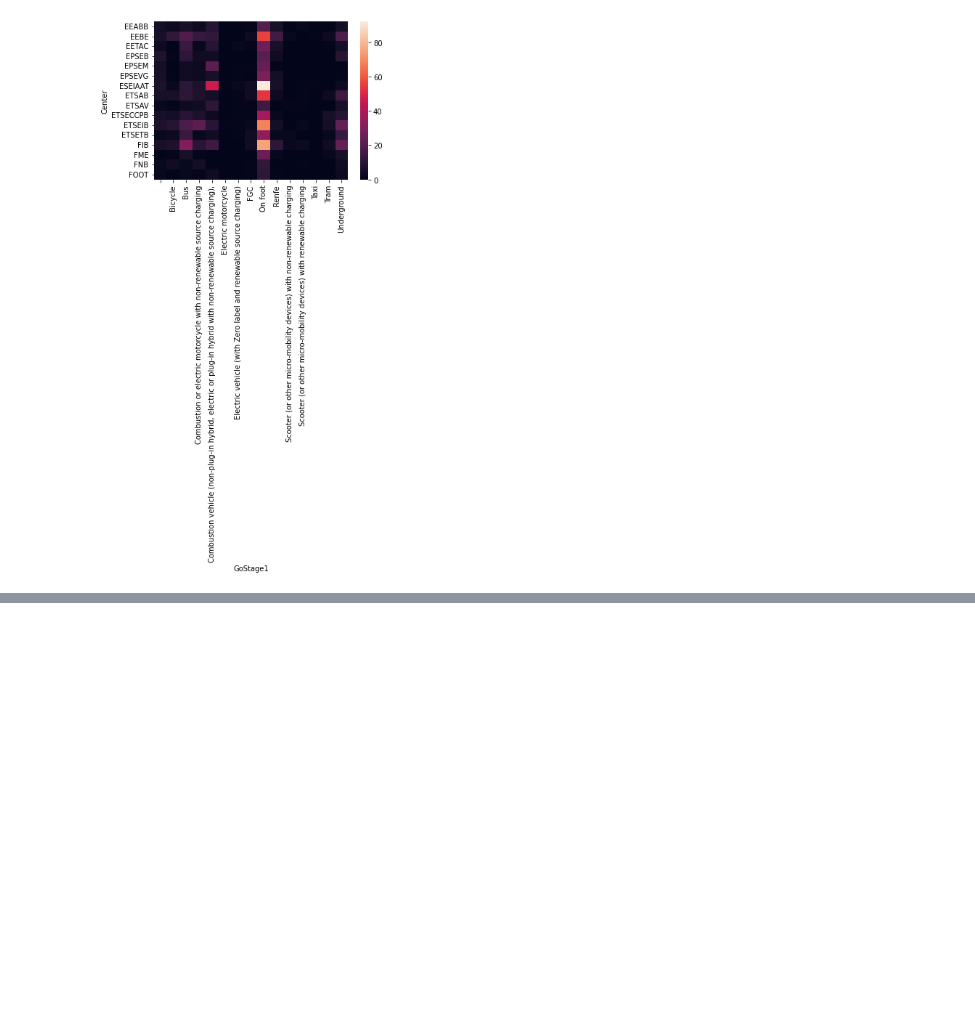
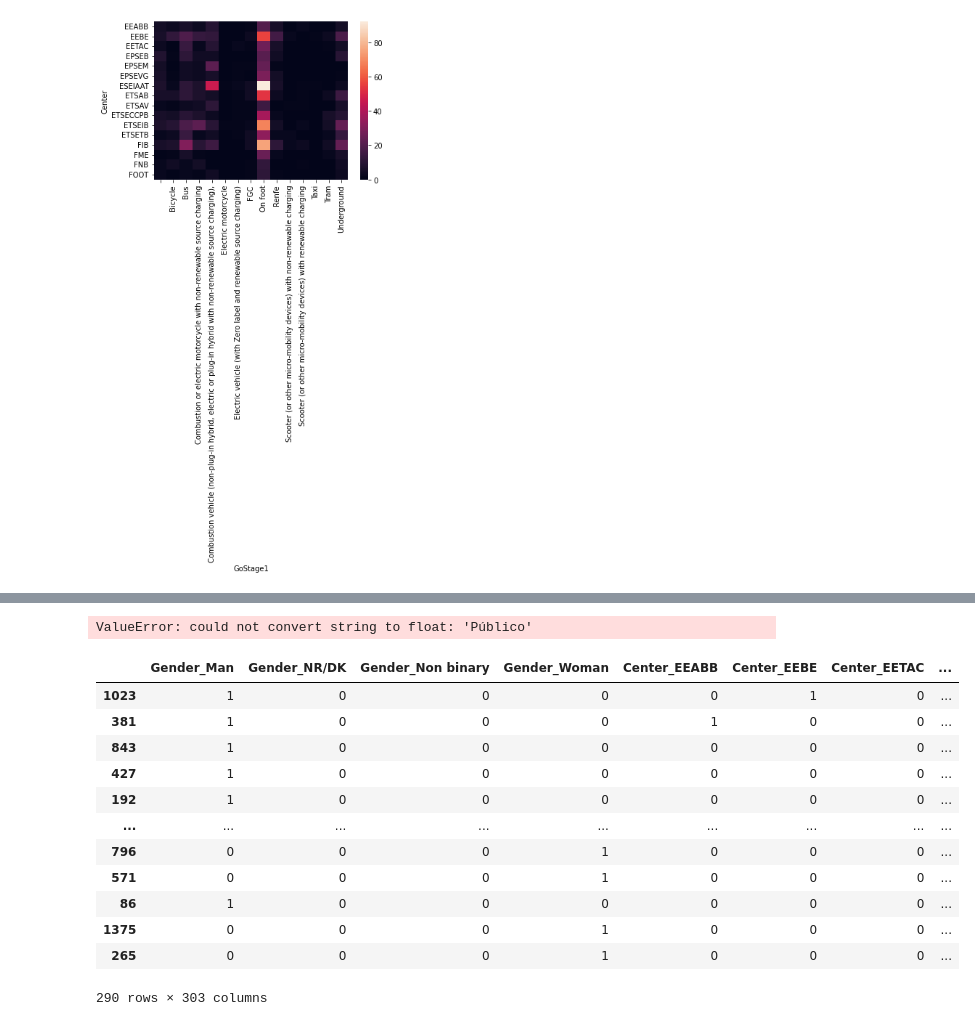
Before and after one commit to isimo00/datathon23, a Jupyter notebook: src/DataCleaning.ipynb, the cells around one changed output, grey strips where cells are left out. Drawn from its saved outputs; the diff is of its cells as text; code cells hidden in the pictures; blank space fills up the shorter version.

```diff
--- a/src/DataCleaning.ipynb
+++ b/src/DataCleaning.ipynb
@@ -169,0 +215,2 @@ df
+# %%
+X_train, X_test, y_train, y_test = train_test_split(df_encoded,df["GoStage"], test_size=0.2, random_state=42)
@@ -169,0 +269,5 @@ df
+# %%
+dtrain = xgb.DMatrix(X_train, label=y_train)
+#dtest = xgb.DMatrix(X_test, label=y_test)
+# %% [output]
+ValueError: could not convert string to float: 'Público'
@@ -169,0 +282,16 @@ df
+# %%
+X_test
+# %% [output]
+|  | Gender_Man | Gender_NR/DK | Gender_Non binary | Gender_Woman | Center_EEABB | Center_EEBE | Center_EETAC | ... |
+| 1023 | 1 | 0 | 0 | 0 | 0 | 1 | 0 | ... |
+| 381 | 1 | 0 | 0 | 0 | 1 | 0 | 0 | ... |
+| 843 | 1 | 0 | 0 | 0 | 0 | 0 | 0 | ... |
+| 427 | 1 | 0 | 0 | 0 | 0 | 0 | 0 | ... |
+| 192 | 1 | 0 | 0 | 0 | 0 | 0 | 0 | ... |
+| ... | ... | ... | ... | ... | ... | ... | ... | ... |
+| 796 | 0 | 0 | 0 | 1 | 0 | 0 | 0 | ... |
+| 571 | 0 | 0 | 0 | 1 | 0 | 0 | 0 | ... |
+| 86 | 1 | 0 | 0 | 0 | 0 | 0 | 0 | ... |
+| 1375 | 0 | 0 | 0 | 1 | 0 | 0 | 0 | ... |
+| 265 | 0 | 0 | 0 | 1 | 0 | 0 | 0 | ... |
+290 rows × 303 columns
```
Also changed, not shown: parts of 19 cells of this notebook.
